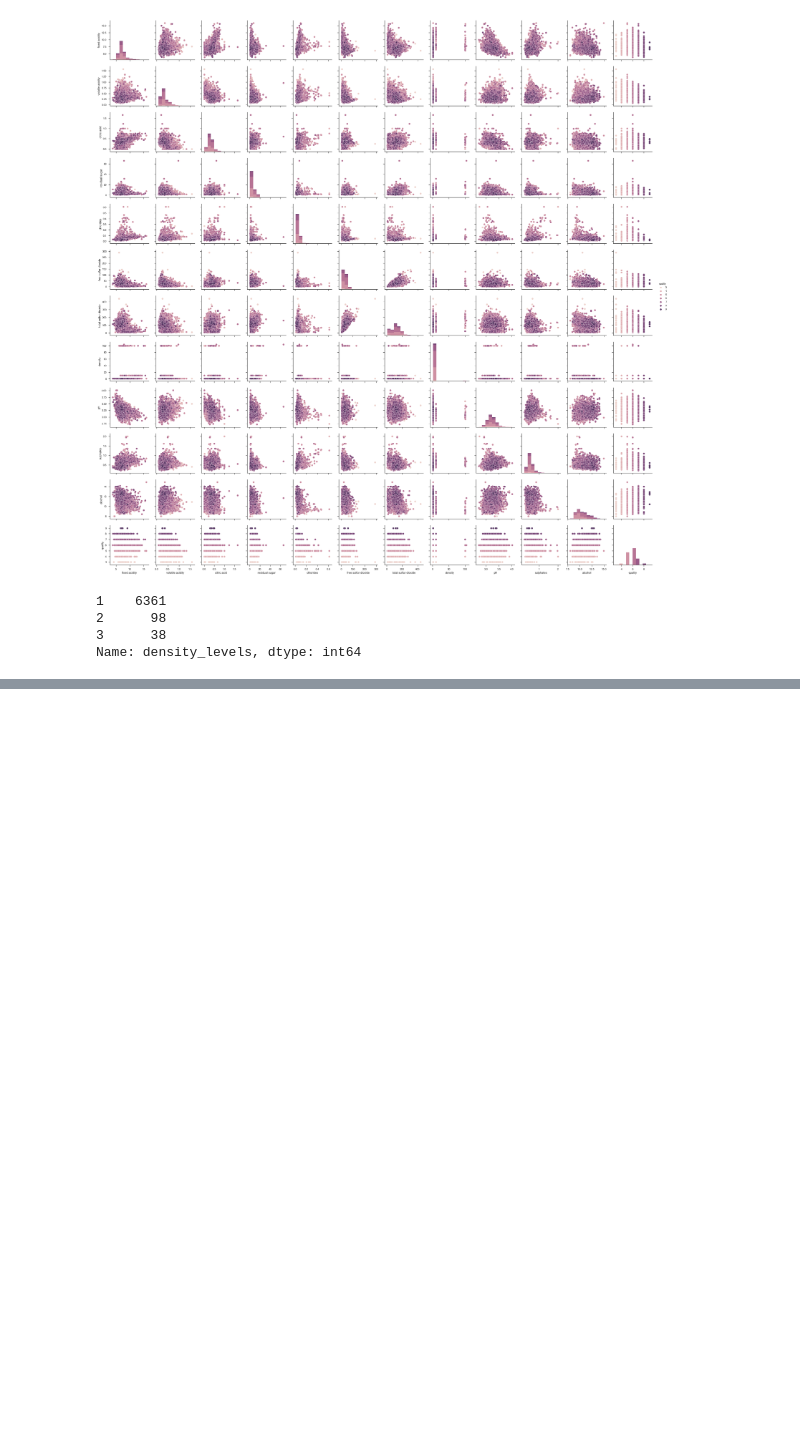
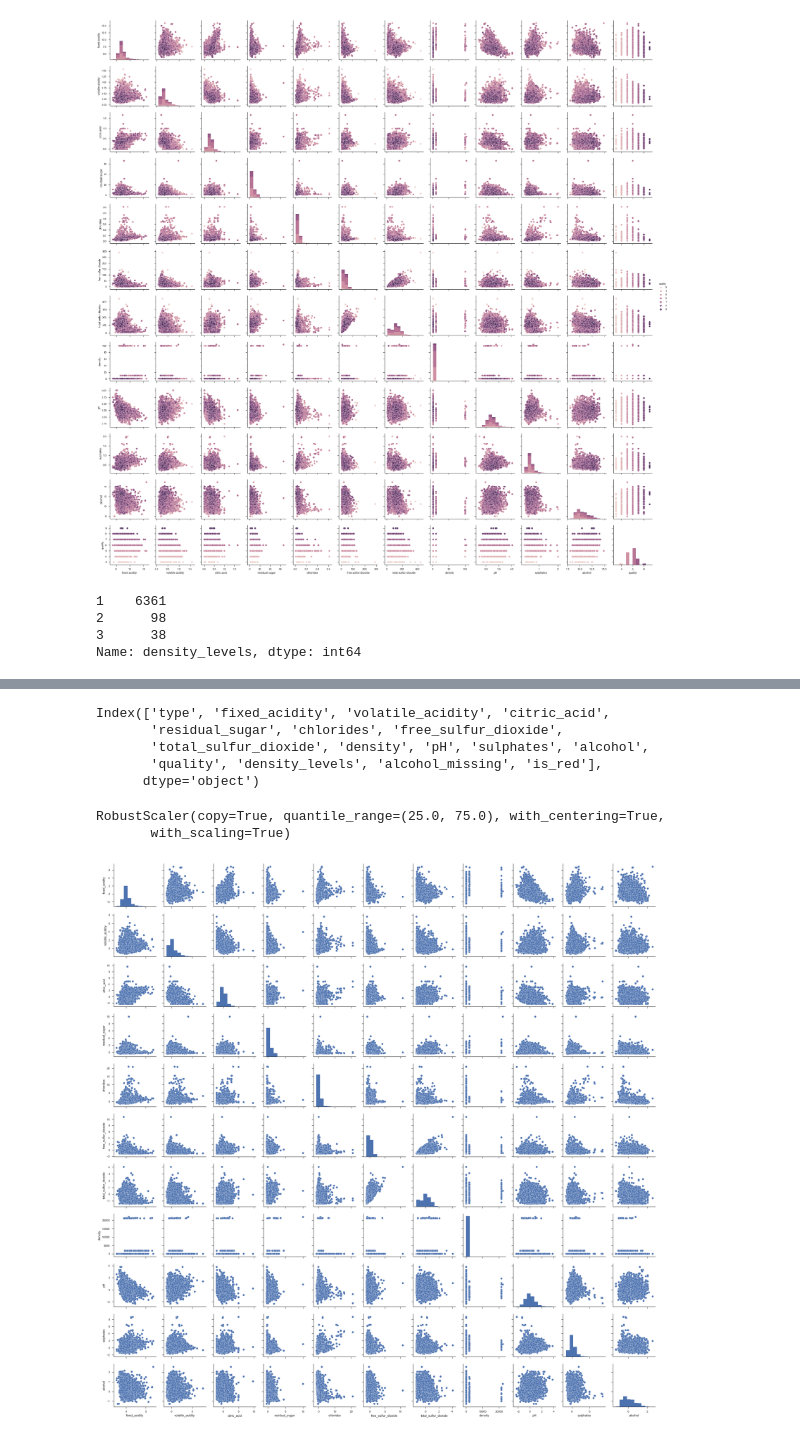
Before and after one commit to nocedan/cognitivo_teste, a Jupyter notebook: wine_quality_exploratory_analisys.ipynb, the cells around one changed output, grey strips where cells are left out. Cells and saved outputs as stored; diff of their text form; code cells hidden in the pictures; blank space fills up the shorter version.

```diff
--- a/wine_quality_exploratory_analisys.ipynb
+++ b/wine_quality_exploratory_analisys.ipynb
@@ -207,0 +390,2 @@ g = sns.pairplot(df_view, hue="quality", palette =sns.cubehelix_palette(8))
+# %%
+df=pd.concat([df_miss,df[df['alcohol_missing']==0]])
@@ -207,0 +401,32 @@ g = sns.pairplot(df_view, hue="quality", palette =sns.cubehelix_palette(8))
+# %%
+df.columns
+# %% [output]
+Index(['type', 'fixed_acidity', 'volatile_acidity', 'citric_acid',
+       'residual_sugar', 'chlorides', 'free_sulfur_dioxide',
+       'total_sulfur_dioxide', 'density', 'pH', 'sulphates', 'alcohol',
+       'quality', 'density_levels', 'alcohol_missing', 'is_red'],
+      dtype='object')
+# %%
+from sklearn.preprocessing import RobustScaler
+scaler = RobustScaler()
+scaler.fit(df[['fixed_acidity', 'volatile_acidity',
+                'citric_acid','residual_sugar', 'chlorides',
+                'free_sulfur_dioxide','total_sulfur_dioxide',
+                'density', 'pH', 'sulphates', 'alcohol']])
+# %% [output]
+RobustScaler(copy=True, quantile_range=(25.0, 75.0), with_centering=True,
+       with_scaling=True)
+# %%
+X =scaler.transform(df[['fixed_acidity', 'volatile_acidity',
+                'citric_acid','residual_sugar', 'chlorides',
+                'free_sulfur_dioxide','total_sulfur_dioxide',
+                'density', 'pH', 'sulphates', 'alcohol']])
+# %%
+df_scaled = pd.DataFrame(X, columns = ['fixed_acidity', 'volatile_acidity',
+                'citric_acid','residual_sugar', 'chlorides',
+                'free_sulfur_dioxide','total_sulfur_dioxide',
+                'density', 'pH', 'sulphates', 'alcohol'])
+# %%
+g = sns.pairplot(df_scaled, palette =sns.cubehelix_palette(8))
+# %% [output]
+[figure, added]
```
Also changed, not shown: parts of 29 cells of this notebook.
